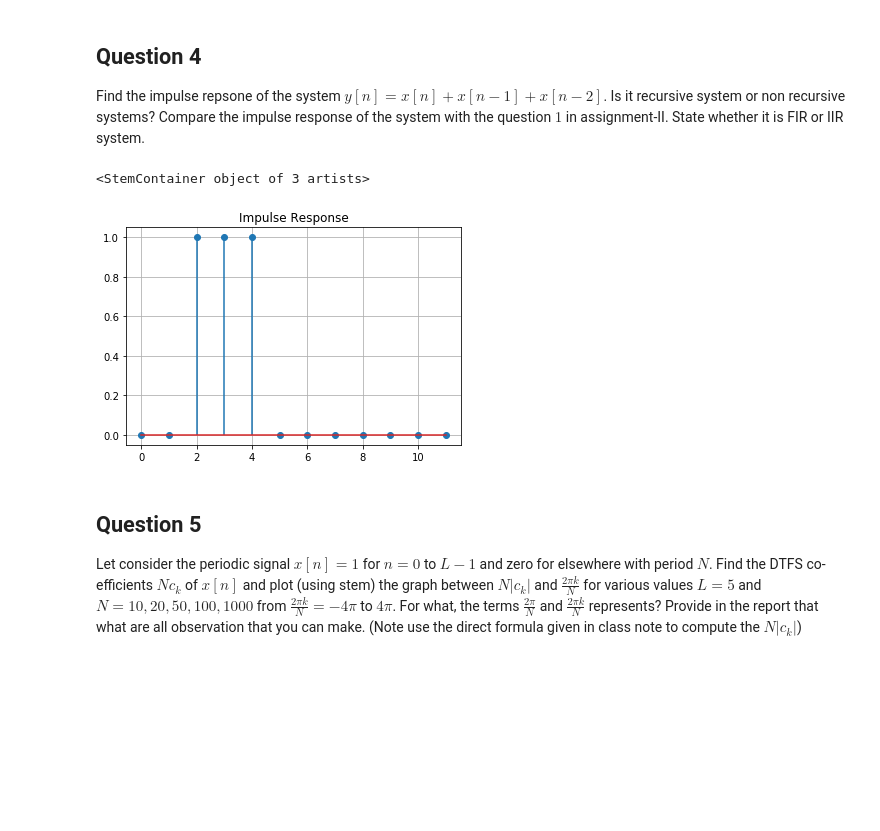
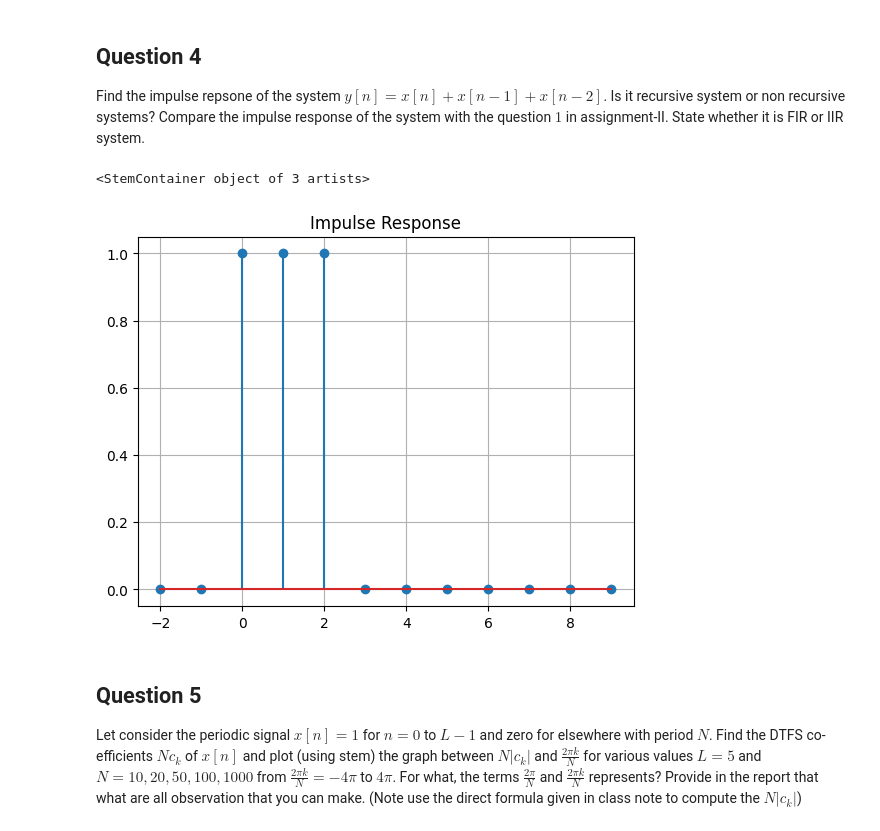
Before and after one commit to puranikvinit/lab_9, a Jupyter notebook: Assignment_2_211EC221_211EC226.ipynb, the cells around one changed output. Saved outputs shown, nothing was run; the diff lists cells and outputs as text; code cells hidden in the pictures; blank space fills up the shorter version.

```diff
--- a/Assignment_2_211EC221_211EC226.ipynb
+++ b/Assignment_2_211EC221_211EC226.ipynb
@@ -226,18 +227,18 @@ Find the impulse repsone of the system $y[n]=x[n]+x[n-1]+x[n-2]$. Is it recursiv
 # %%
 n=np.arange(-2, 10, 1)
 y=[]
 for i in n:
     y.append(impulse(i)+impulse(i-1)+impulse(i-2))
 
 plt.title("Impulse Response")
 plt.grid()
-plt.stem(y, use_line_collection=True)
+plt.stem(n, y, use_line_collection=True)
 
 # Given System is Recursive as the output depends on past inputs, and not the future inputs.
 # Given system is IIR as the impulse response generated is Infinite in nature.
 # %% [output]
 <StemContainer object of 3 artists>
-[figure, old version]
+[figure, new version]
 # %% [markdown]
 ## Question 5
 Let consider the periodic signal $x[n]=1$ for $n=0$ to $L-1$ and zero for elsewhere with period $N$. Find the DTFS
```
Also changed, not shown: parts of 32 cells of this notebook, 1 other file.
